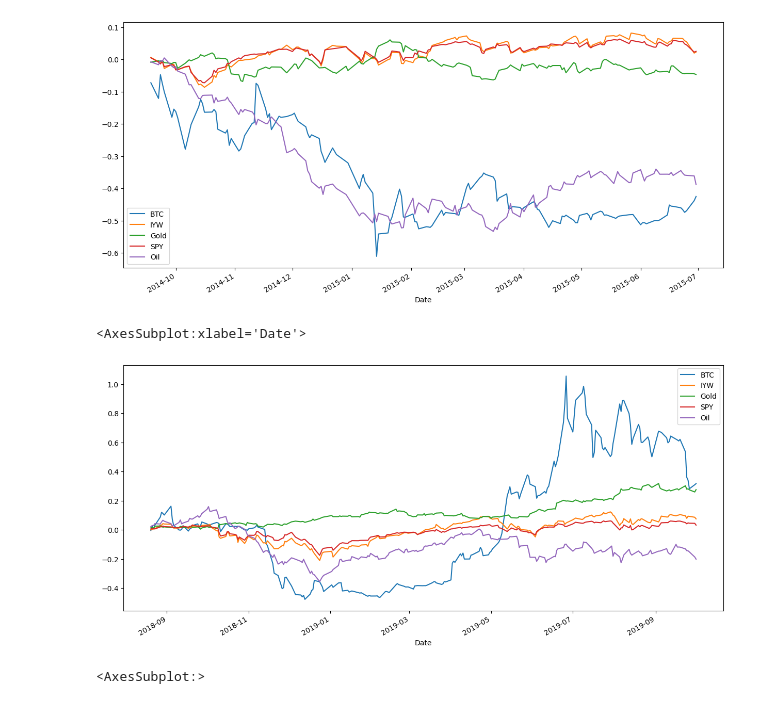
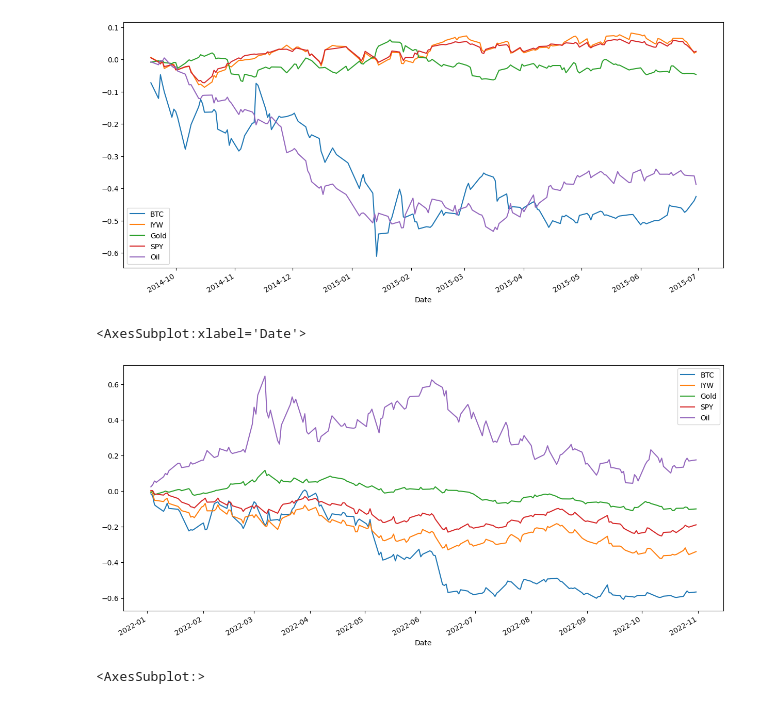
Before and after one commit to Olegreg762/group_project_1, a Jupyter notebook: btc_graph.ipynb, the cells around one changed output. Saved outputs shown, nothing was run; the diff lists cells and outputs as text; code cells hidden in the pictures.

Commit message:
changed date on return2 plot

```diff
--- a/btc_graph.ipynb
+++ b/btc_graph.ipynb
@@ -224,20 +224,20 @@ combined_cumu_returns_1.plot(figsize=(15,7))
 [figure]
 # %%
 # Calculate cumulative returns of all portfolios during second Analysis Time Period
-start_date_2 = '2018-08-20'
-end_date_2 = '2019-10-01'
+start_date_2 = '2022-01-03'
+end_date_2 = '2022-10-31'
 
 combined_returns_2 = combined_returns.loc[start_date_2:end_date_2]
 combined_returns_2
 
 combined_cumu_returns_2 = (1 + combined_returns_2).cumprod() - 1
 combined_cumu_returns_2
 
 # Plot cumulative returns
 combined_cumu_returns_2.plot(figsize=(15,7))
 # %% [output]
 <AxesSubplot:xlabel='Date'>
-[figure, old version]
+[figure, new version]
 # %%
 # Calculate the correlation of closing prices between MSFT and SP500
 combined_correlation = combined_cumu_returns.corr()
```
